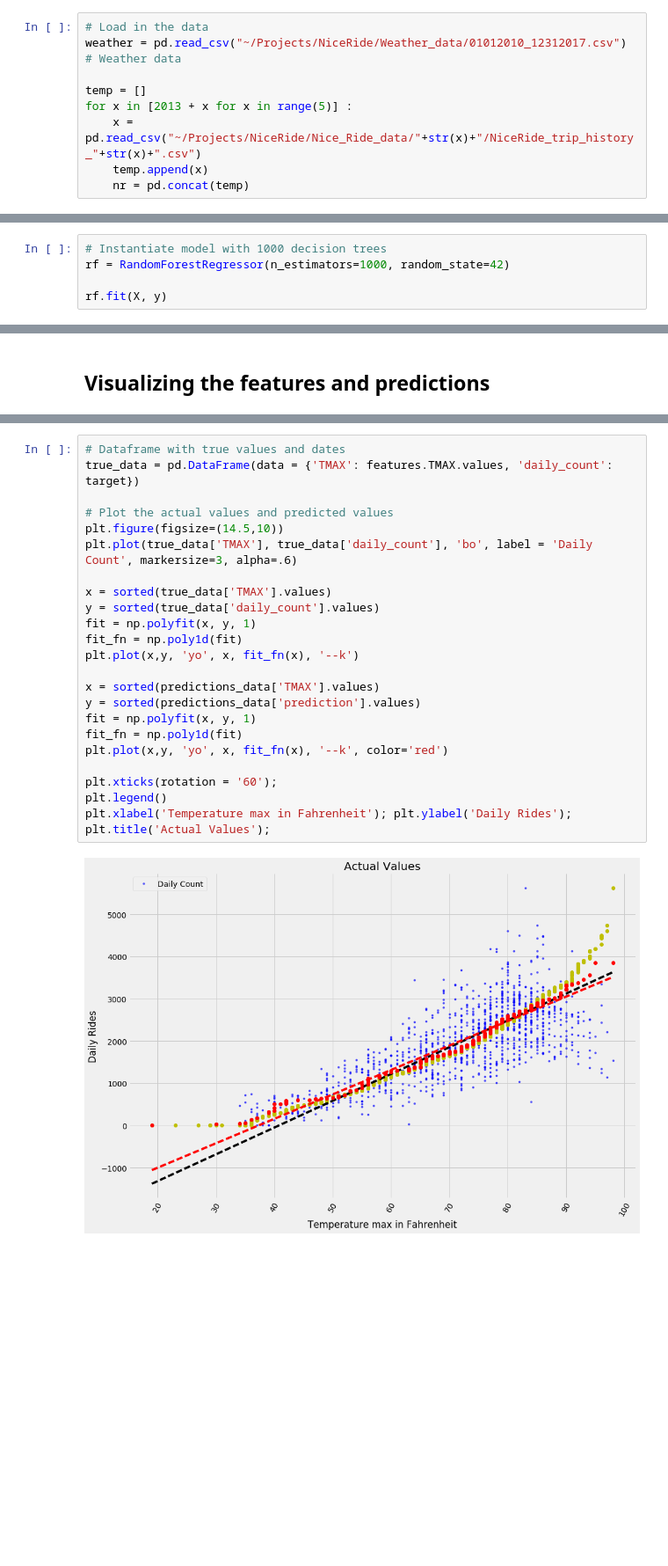
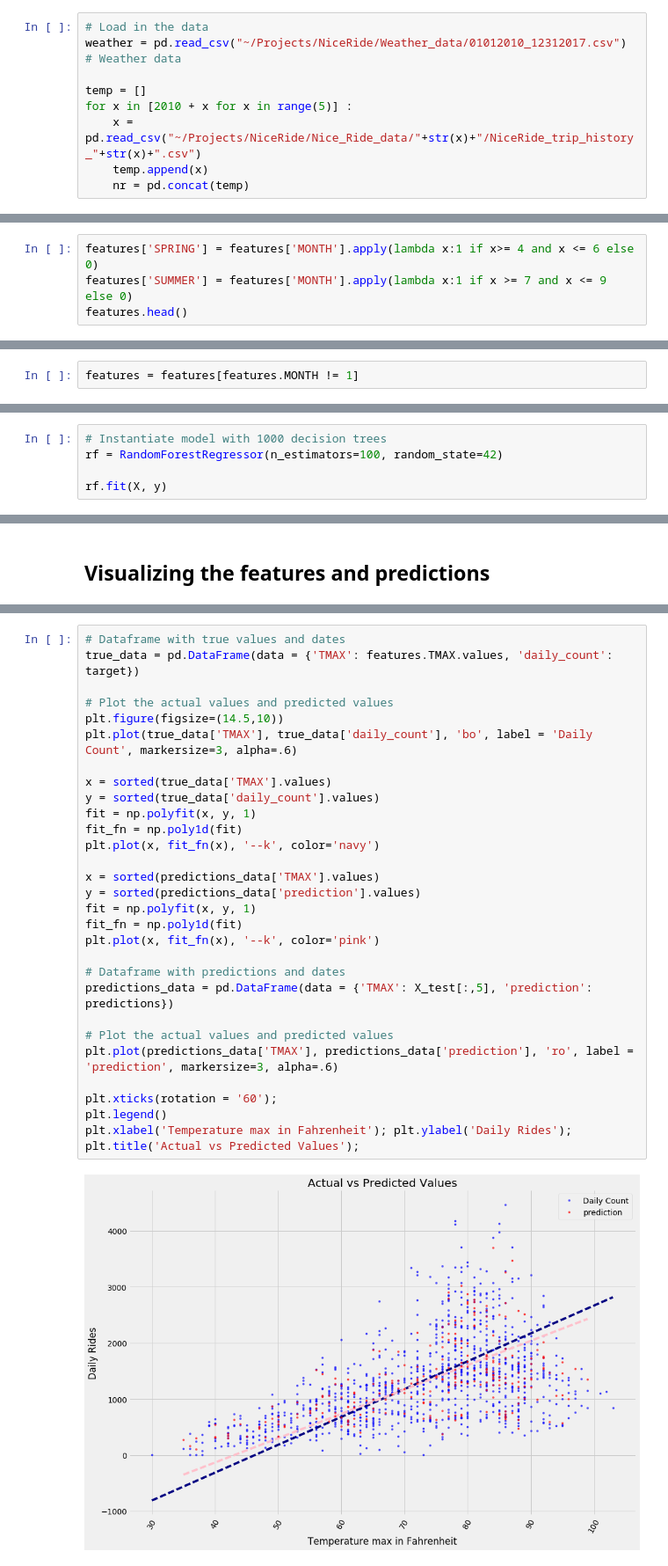
Before and after one commit to SethDKelly/NiceRideMN, a Jupyter notebook: NR_rand_forest_reg.ipynb, the cells around one changed output, grey strips where cells are left out. Shown at 88% size. Drawn from its saved outputs; the diff is of its cells as text; blank space fills up the shorter version.

Commit message:
Test feature engineering

```diff
--- a/NR_rand_forest_reg.ipynb
+++ b/NR_rand_forest_reg.ipynb
@@ -17,7 +17,7 @@ from sklearn.ensemble import RandomForestRegressor
 weather = pd.read_csv("~/Projects/NiceRide/Weather_data/01012010_12312017.csv") # Weather data
 
 temp = []
-for x in [2013 + x for x in range(5)] :
+for x in [2010 + x for x in range(5)] :
     x = pd.read_csv("~/Projects/NiceRide/Nice_Ride_data/"+str(x)+"/NiceRide_trip_history_"+str(x)+".csv")
     temp.append(x)
     nr = pd.concat(temp)
@@ -178,3 +174,7 @@ features.head()
 | 2 | 2010-01-03 | 2.91 | 0.0 | 0.0 | 9 | -3.5 | 7 | -14 | 0.0 | 0.0 | ... |
 | 3 | 2010-01-04 | 5.59 | 0.0 | 0.0 | 9 | -1.5 | 7 | -10 | 0.0 | 0.0 | ... |
 | 4 | 2010-01-05 | 3.13 | 0.0 | 0.0 | 9 | 0.5 | 10 | -9 | 0.0 | 0.0 | ... |
+# %%
+features['SPRING'] = features['MONTH'].apply(lambda x:1 if x>= 4 and x <= 6 else 0)
+features['SUMMER'] = features['MONTH'].apply(lambda x:1 if x >= 7 and x <= 9 else 0)
+features.head()
@@ -232,3 +241,5 @@ features[features.MONTH == 1]
+# %%
+features = features[features.MONTH != 1]
 # %%
 type(features.MONTH)
 # %% [output]
@@ -274,7 +293,7 @@ Insert baseline creation code here
 ## Training the data
 # %%
 # Instantiate model with 1000 decision trees
-rf = RandomForestRegressor(n_estimators=1000, random_state=42)
+rf = RandomForestRegressor(n_estimators=100, random_state=42)
 
 rf.fit(X, y)
 # %% [output]
@@ -441,25 +462,31 @@ plt.xlabel('Temperature max in Fahrenheit'); plt.ylabel('Daily Rides'); plt.titl
 # %%
 # Dataframe with true values and dates
 true_data = pd.DataFrame(data = {'TMAX': features.TMAX.values, 'daily_count': target})
 
 # Plot the actual values and predicted values
 plt.figure(figsize=(14.5,10))
 plt.plot(true_data['TMAX'], true_data['daily_count'], 'bo', label = 'Daily Count', markersize=3, alpha=.6)
 
 x = sorted(true_data['TMAX'].values)
 y = sorted(true_data['daily_count'].values)
 fit = np.polyfit(x, y, 1)
 fit_fn = np.poly1d(fit)
-plt.plot(x,y, 'yo', x, fit_fn(x), '--k')
+plt.plot(x, fit_fn(x), '--k', color='navy')
 
 x = sorted(predictions_data['TMAX'].values)
 y = sorted(predictions_data['prediction'].values)
 fit = np.polyfit(x, y, 1)
 fit_fn = np.poly1d(fit)
-plt.plot(x,y, 'yo', x, fit_fn(x), '--k', color='red')
+plt.plot(x, fit_fn(x), '--k', color='pink')
+
+# Dataframe with predictions and dates
+predictions_data = pd.DataFrame(data = {'TMAX': X_test[:,5], 'prediction': predictions})
+
+# Plot the actual values and predicted values
+plt.plot(predictions_data['TMAX'], predictions_data['prediction'], 'ro', label = 'prediction', markersize=3, alpha=.6)
 
 plt.xticks(rotation = '60');
 plt.legend()
-plt.xlabel('Temperature max in Fahrenheit'); plt.ylabel('Daily Rides'); plt.title('Actual Values');
+plt.xlabel('Temperature max in Fahrenheit'); plt.ylabel('Daily Rides'); plt.title('Actual vs Predicted Values');
 # %% [output]
-[figure, old version]
+[figure, new version]
```
Also changed, not shown: parts of 35 cells of this notebook.
